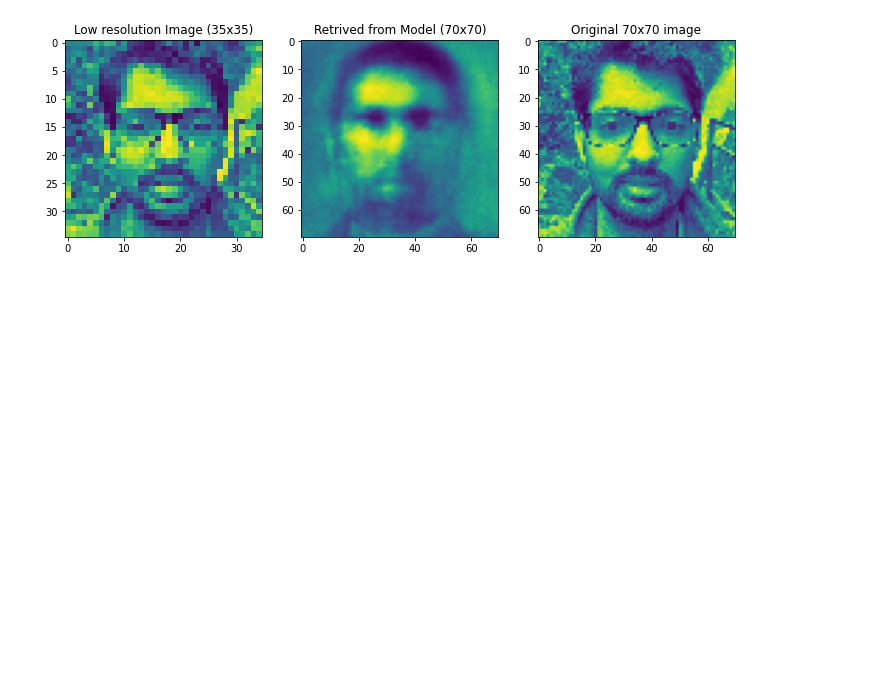
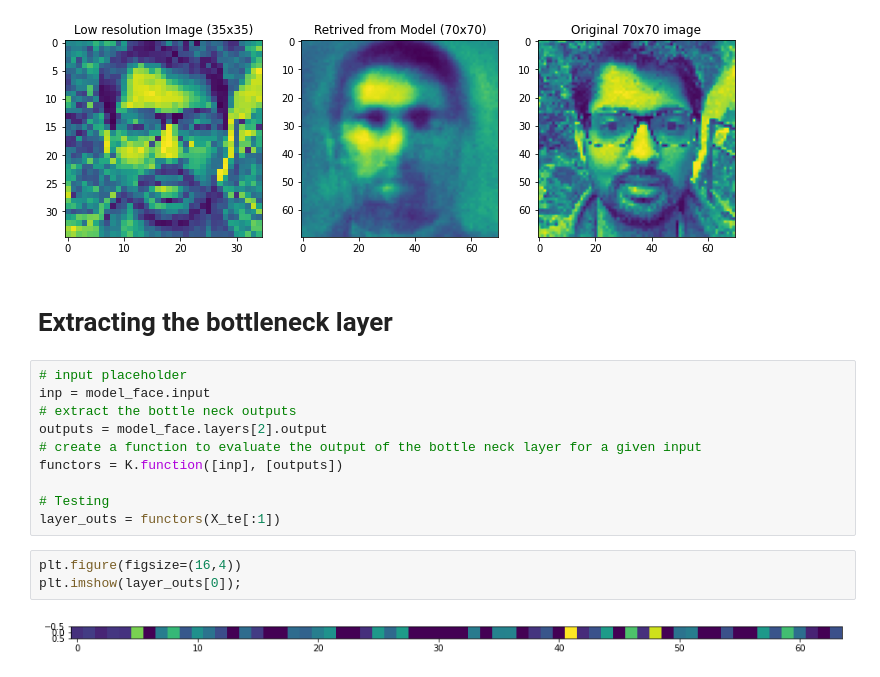
Before and after one commit to skumarudel/DSPS_SKumar, a Jupyter notebook: HW10/AutoEncoders_OnFaces.ipynb, the cells around one changed output. Cells and saved outputs as stored; diff of their text form; blank space fills up the shorter version.

```diff
--- a/HW10/AutoEncoders_OnFaces.ipynb
+++ b/HW10/AutoEncoders_OnFaces.ipynb
@@ -305,3 +305,20 @@ axes[2].imshow(cv2.resize(np_im_my, (70, 70))[:,:,0] )
 axes[2].set_title("Original 70x70 image");
 # %% [output]
 [figure]
+# %% [markdown]
+# Extracting the bottleneck layer
+# %%
+# input placeholder
+inp = model_face.input
+# extract the bottle neck outputs
+outputs = model_face.layers[2].output
+# create a function to evaluate the output of the bottle neck layer for a given input
+functors = K.function([inp], [outputs])
+
+# Testing
+layer_outs = functors(X_te[:1])
+# %%
+plt.figure(figsize=(16,4))
+plt.imshow(layer_outs[0]);
+# %% [output]
+[figure, added]
```
Also changed, not shown: parts of 2 cells of this notebook.
